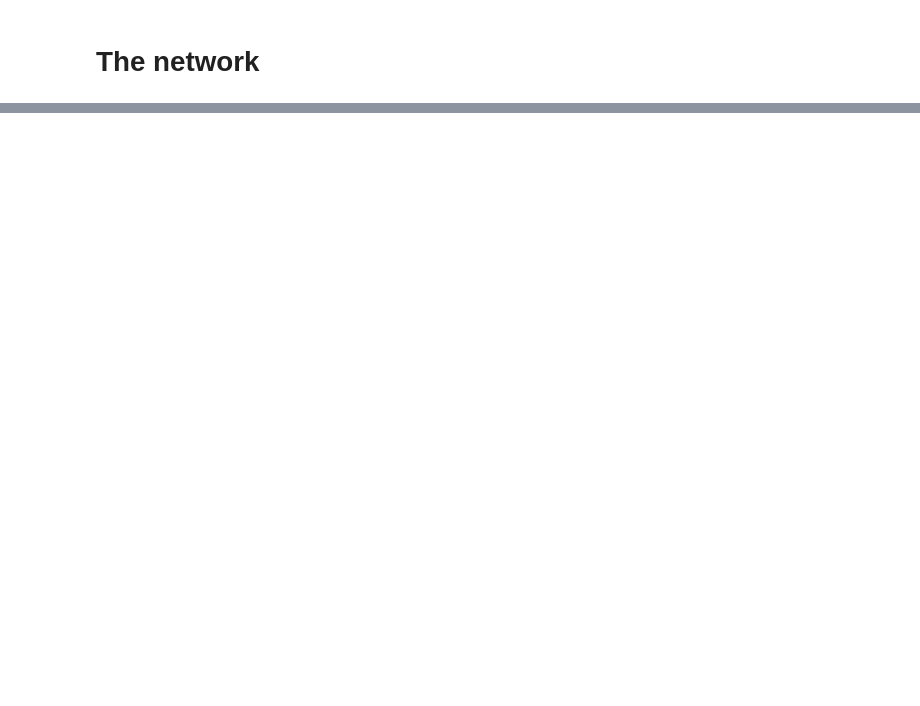
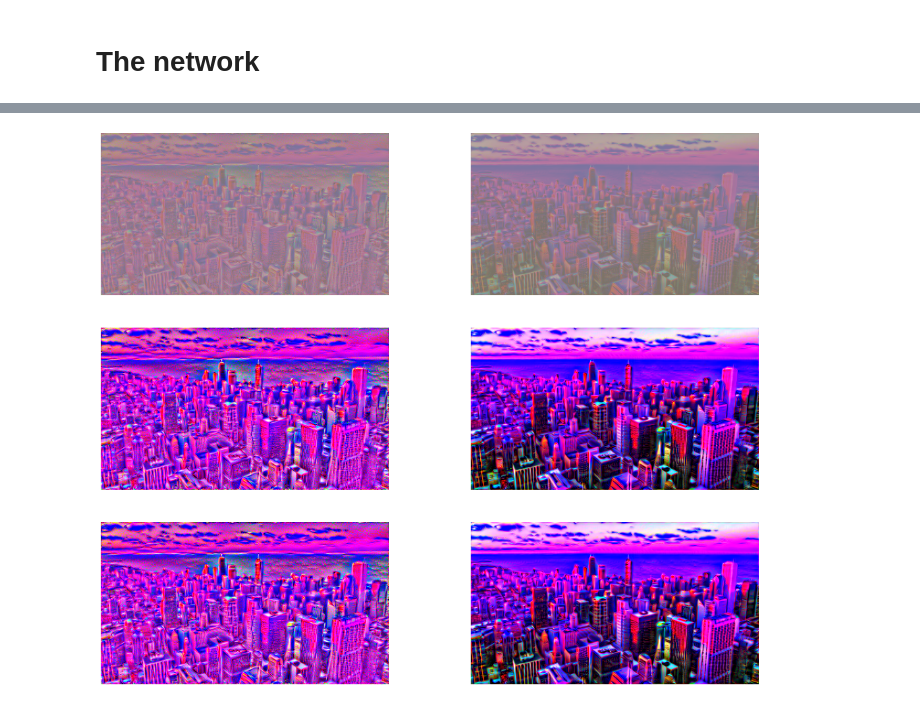
Before and after one commit to 18alantom/feats_of_cnn, a Jupyter notebook: style_transfer/Style Transfer.ipynb, the cells around one changed output, grey strips where cells are left out. Drawn from its saved outputs; the diff is of its cells as text; code cells hidden in the pictures; blank space fills up the shorter version.

```diff
--- a/style_transfer/Style Transfer.ipynb
+++ b/style_transfer/Style Transfer.ipynb
@@ -181,0 +214,42 @@ splot(toPIL(gene.squeeze()))
+# %%
+def fit(target, epochs, optimizer=opt, alpha=1, beta=5e3,  model=model,  losses=losses):
+    pbar = tqdm(total=epochs)
+    run = [0]
+    for i in range(epochs):
+        # Keeps the target within range
+        target.data.clamp_(0,1)
+        optimizer.zero_grad()
+        model(target)
+        loss = model.loss(alpha, beta)
+        loss.backward()
+        optimizer.step()
+
+        # Update tqdm
+        pbar.desc = f"{loss.item():0.4f}"
+        pbar.update(1)
+        losses.append(loss.item())
+    target.data.clamp_(0,1)
+# %%
+fit(target, 100, opt, alpha=1, beta=1000)
+# %%
+fit(target2, 100, opt2, alpha=1, beta=1000, losses = [])
+# %%
+def mmn(img):
+    img = img.clone()
+    img -= img.min()
+    img /= img.max()
+    img *= 255
+    return img.squeeze().long().numpy().transpose(1,2,0)
+
+tr = lambda x: toPIL(x.squeeze())
+# %%
+plt.figure(figsize=(18,15))
+splot(target,1,3,2)
+splot(target2,2,3,2)
+splot(tr(target),3,3,2)
+splot(tr(target2),4,3,2)
+splot(mmn(target),5,3,2)
+splot(mmn(target2),6,3,2)
+plt.show()
+# %% [output]
+[figure, added]
```
Also changed, not shown: parts of 24 cells of this notebook.
